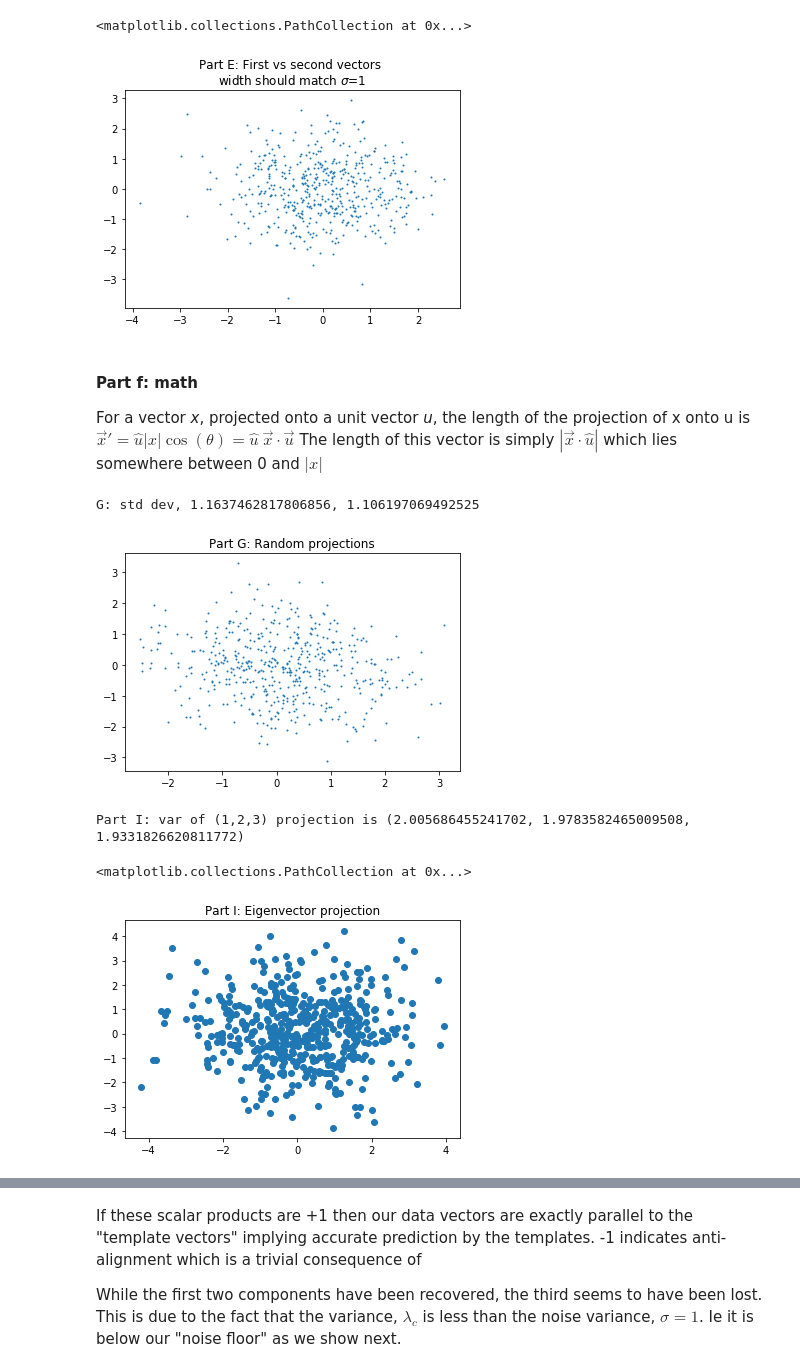
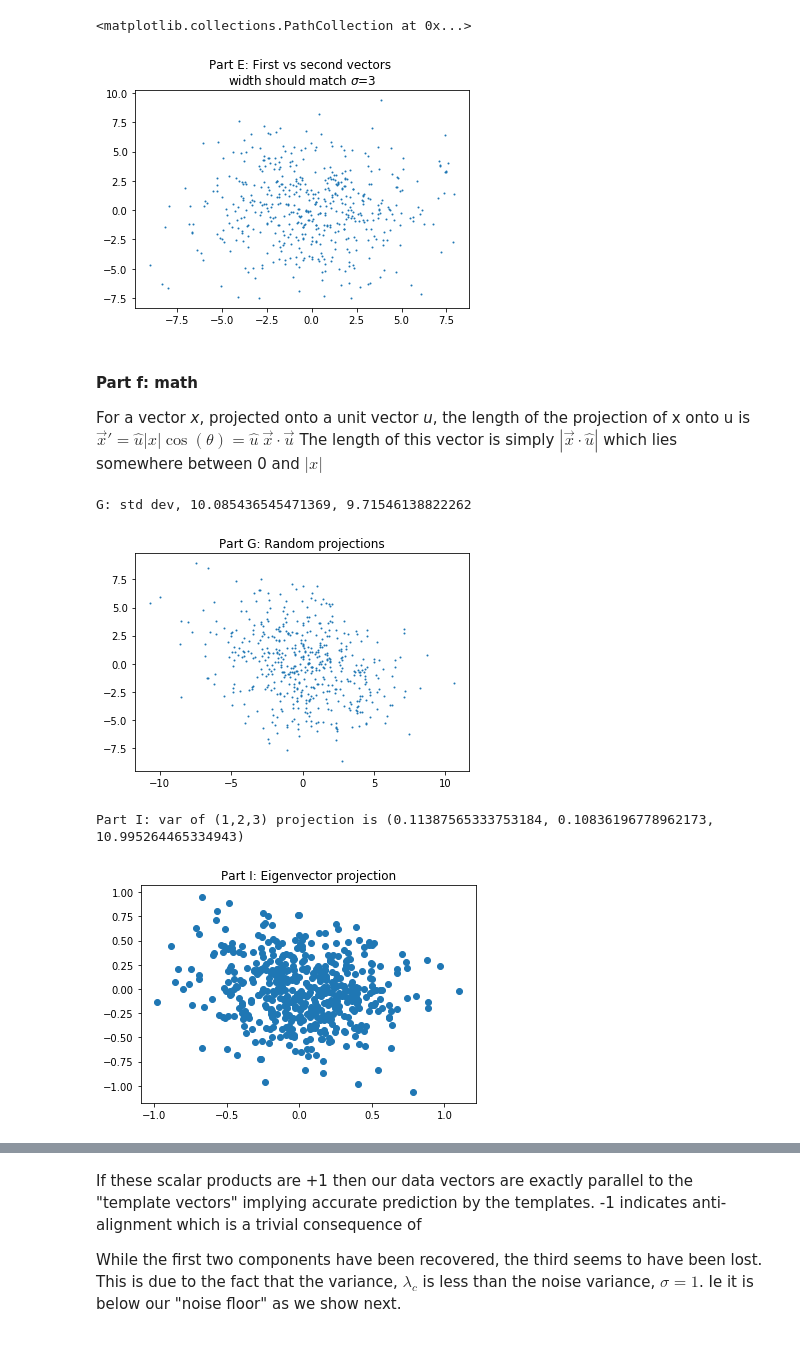
Before and after one commit to jmonroe2/biostats589, a Jupyter notebook: hw9/hw9_jmonroe.ipynb, the cells around one changed output, grey strips where cells are left out. Saved outputs shown, nothing was run; the diff lists cells and outputs as text; code cells hidden in the pictures.

```diff
--- a/hw9/hw9_jmonroe.ipynb
+++ b/hw9/hw9_jmonroe.ipynb
@@ -37,7 +37,7 @@ for i in range(num_cells):
     data[i] = x_i
 # %%
 ### part d: add zero-mean noise
-sig = 1
+sig = 3
 noise = sig*np.random.randn(num_cells,num_dim) + 0
 data += noise
 # %%
@@ -49,7 +49,7 @@ plt.title(f"Part E: First vs second vectors \nwidth should match $\sigma$={sig}"
 plt.scatter(feat1,feat2,s=1)
 # %% [output]
 <matplotlib.collections.PathCollection at 0x...>
-[figure, old version]
+[figure, new version]
 # %% [markdown]
 #### Part f: math
 For a vector _x_, projected onto a unit vector _u_, the length of
@@ -72,8 +72,8 @@ plt.title("Part G: Random projections")
 plt.scatter(proj1, proj2,s=1)
 print("G: std dev, {0}, {1}".format(np.var(proj1), np.var(proj2)))
 # %% [output]
-G: std dev, 1.1637462817806856, 1.106197069492525
+G: std dev, 10.085436545471369, 9.71546138822262
-[figure, old version]
+[figure, new version]
 # %%
 ### part h: calculate eigenvectors of covariance matrix
 cov = np.dot(data.T,data) /num_cells
@@ -88,21 +95,27 @@ e_vect_3 = eigenvectors[:, sort_indices[2]]
 # %%
 ### part i: projection onto primary vectors
 # note, eigenvectors are already normalized
 proj1 = np.dot(data, e_vect_1)
-#proj1 = np.dot(data, e_vect_1)
 proj2 = np.dot(data, e_vect_2)
 proj3 = np.dot(data, e_vect_3)
 var1 = np.var(proj1)
 var2 = np.var(proj2)
 var3 = np.var(proj3)
 print(f"\nPart I: var of (1,2,3) projection is {var1,var2,var3}")
 plt.figure()
 plt.title("Part I: Eigenvector projection")
-plt.scatter(proj1,proj2)
+plt.scatter(proj1,proj2);
+
+## Checks
+'''
+* In 2 dimensions, the variance is captured by eigenvectors. (I removed the c feature and v3.)
+    These principle components visually align with the major and minor axes of the ellipse.
+* [failed] setting e_vect_i to vi does not clearly project into (likewise as seen in j)
+    Am I therefore projecting incorrectly? Part g correctly displays sig^2 sized variance.
+''';
 # %% [output]
-Part I: var of (1,2,3) projection is (2.005686455241702, 1.9783582465009508, 1.9331826620811772)
+Part I: var of (1,2,3) projection is (0.11387565333753184, 0.10836196778962173, 10.995264465334943)
-<matplotlib.collections.PathCollection at 0x...>
-[figure, old version]
+[figure, new version]
 # %%
 ### part j: check that the output matches the input
 print("\nPart J: Variable correspondence:")
```
Also changed, not shown: parts of 7 cells of this notebook, 1 other file.
